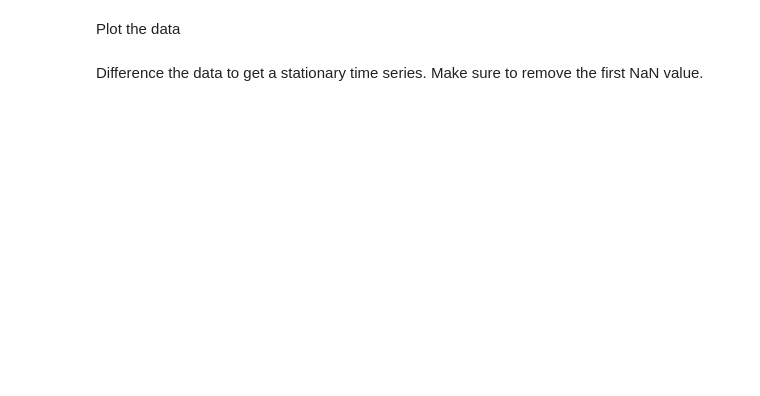
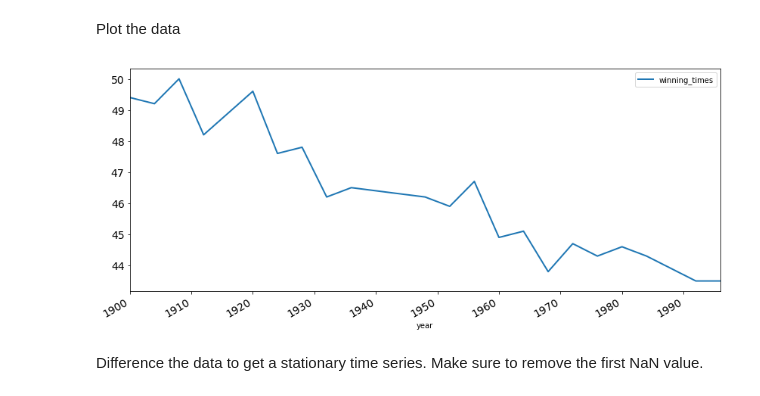
Before and after one commit to nikolholicka/curriculum, a Jupyter notebook: mod4/section32/dsc-arma-models-lab-online-ds-pt-041519/index.ipynb, the cells around one changed output. Saved outputs shown, nothing was run; the diff lists cells and outputs as text; code cells hidden in the pictures; blank space fills up the shorter version.

```diff
--- a/mod4/section32/dsc-arma-models-lab-online-ds-pt-041519/index.ipynb
+++ b/mod4/section32/dsc-arma-models-lab-online-ds-pt-041519/index.ipynb
@@ -207,0 +206,9 @@ Import the data set containing the historical running times for the men's 400m o
+# %%
+data=pd.read_csv("winning_400m.csv")
+data.year = data.year.astype(str)
+data.year = pd.to_datetime(data.year.astype(str))
+
+col = 'year'
+data.set_index(col, inplace=True)
+
+data.head()
@@ -212,2 +225,6 @@ Plot the data
+# %%
+data.plot(figsize=(14,6), linewidth=2, fontsize=14);
+# %% [output]
+[figure, added]
 # %% [markdown]
 Difference the data to get a stationary time series. Make sure to remove the first NaN value.
```
Also changed, not shown: parts of 13 cells of this notebook.
